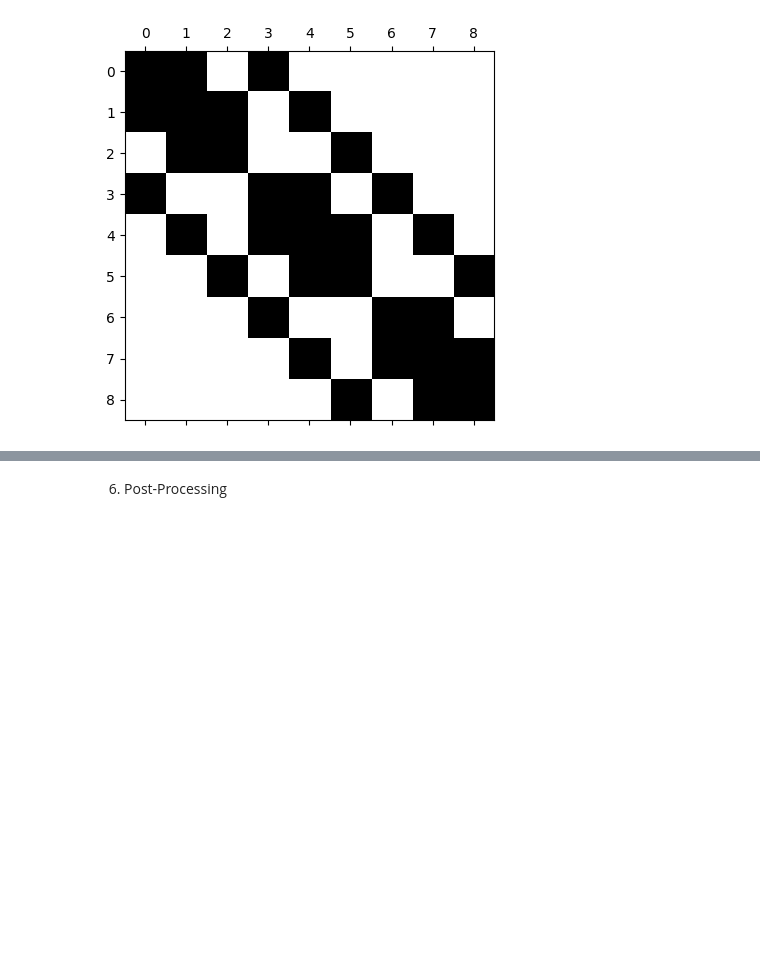
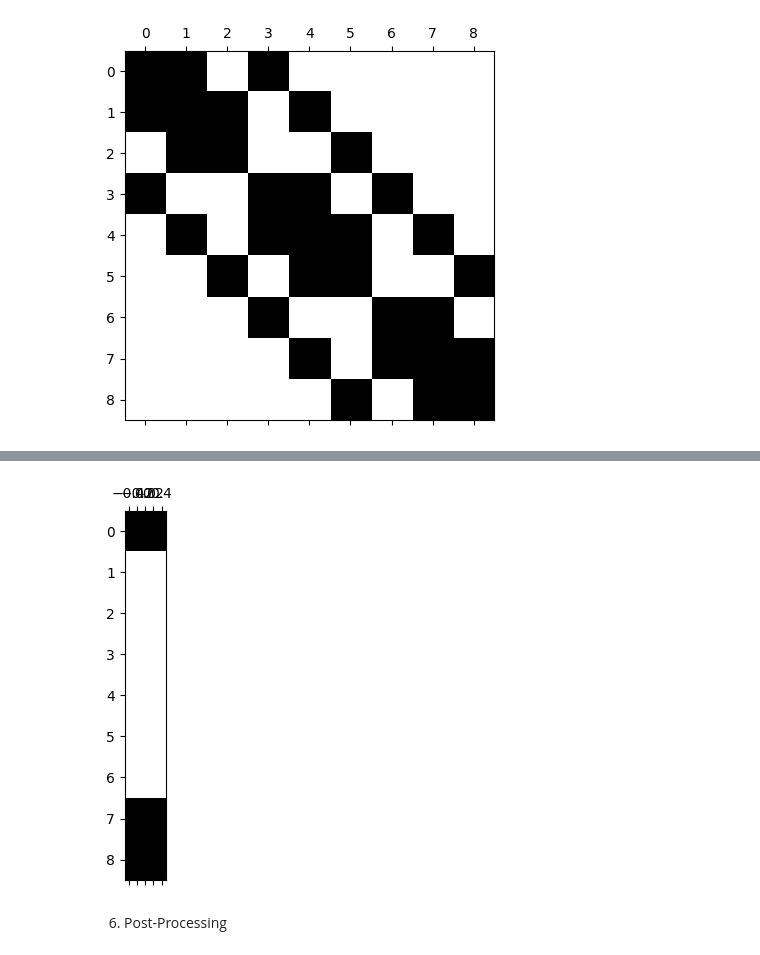
Before and after one commit to jshiriyev/reservoir-simulation, a Jupyter notebook: docs/chapter_04_multidimensional_reservoir_domain/03_multidimensional_single_phase_solver.ipynb, the cells around one changed output, grey strips where cells are left out. Saved outputs shown, nothing was run; the diff lists cells and outputs as text; code cells hidden in the pictures; blank space fills up the shorter version.

```diff
--- a/docs/chapter_04_multidimensional_reservoir_domain/03_multidimensional_single_phase_solver.ipynb
+++ b/docs/chapter_04_multidimensional_reservoir_domain/03_multidimensional_single_phase_solver.ipynb
@@ -213,0 +236,2 @@ AttributeError: 'Well' object has no attribute '_sort'
+# %%
+Q = solver.Qmat(vec).todense()*(3.28084**3)*(24*60*60); Q
@@ -214,2 +248,6 @@ AttributeError: 'Well' object has no attribute '_sort'
+# %%
+plt.spy(Q); plt.show()
+# %% [output]
+[figure, added]
 # %% [markdown]
 6. Post-Processing
```
Also changed, not shown: parts of 12 cells of this notebook, 25 other files.
